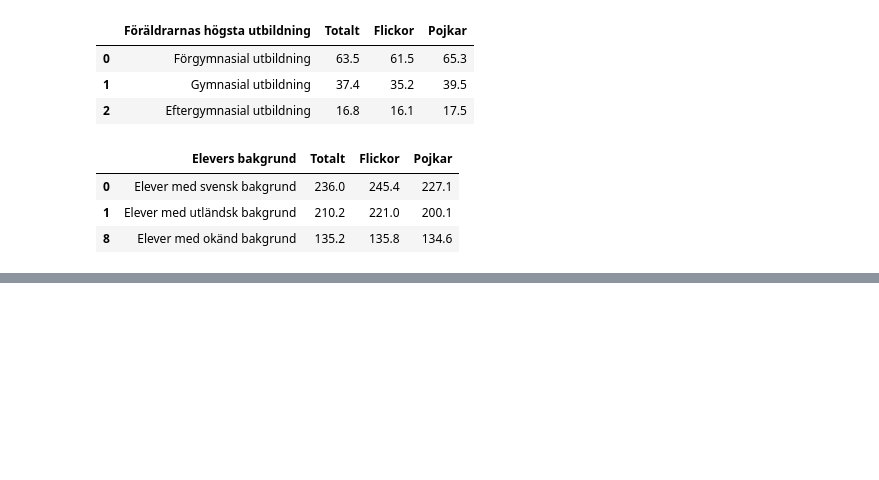
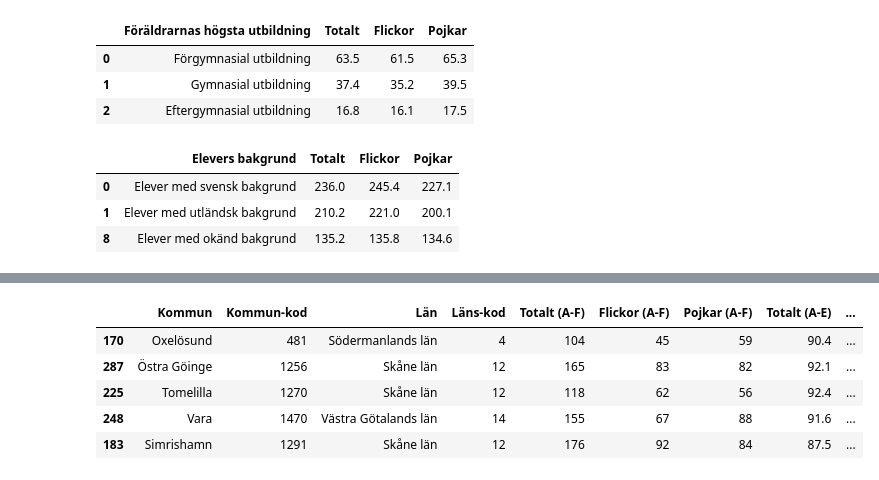
Before and after one commit to LordOfTurtles/Python-Erik-Johansson-OPA23, a Jupyter notebook: labb2/labb2.ipynb, the cells around one changed output, grey strips where cells are left out. Saved outputs shown, nothing was run; the diff lists cells and outputs as text; code cells hidden in the pictures; blank space fills up the shorter version.

```diff
--- a/labb2/labb2.ipynb
+++ b/labb2/labb2.ipynb
@@ -375,0 +448,9 @@ fig.show()
+# %%
+english_bottom5
+# %% [output]
+|  | Kommun | Kommun-kod | Län | Läns-kod | Totalt (A-F) | Flickor (A-F) | Pojkar (A-F) | Totalt (A-E) | ... |
+| 170 | Oxelösund | 481 | Södermanlands län | 4 | 104 | 45 | 59 | 90.4 | ... |
+| 287 | Östra Göinge | 1256 | Skåne län | 12 | 165 | 83 | 82 | 92.1 | ... |
+| 225 | Tomelilla | 1270 | Skåne län | 12 | 118 | 62 | 56 | 92.4 | ... |
+| 248 | Vara | 1470 | Västra Götalands län | 14 | 155 | 67 | 88 | 91.6 | ... |
+| 183 | Simrishamn | 1291 | Skåne län | 12 | 176 | 92 | 84 | 87.5 | ... |
```
Also changed, not shown: parts of 8 cells of this notebook, 1 other file.
